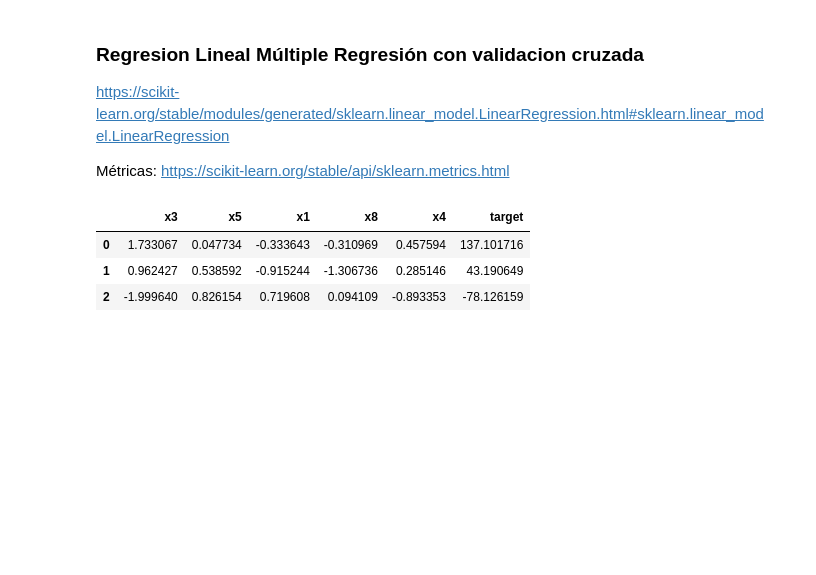
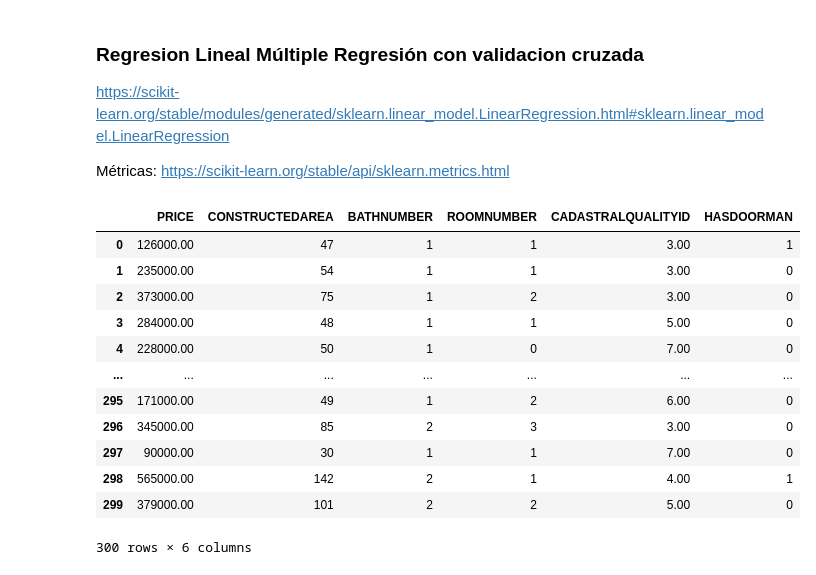
Before and after one commit to OscarFraile/EVOLVE, a Jupyter notebook: Raul_Navas_Estadistica/Notebooks/Practicas/Regresion_Lineal_Multiple_Regresion_VC.ipynb, the cells around one changed output. Drawn from its saved outputs; the diff is of its cells as text; code cells hidden in the pictures; blank space fills up the shorter version.

```diff
--- a/Raul_Navas_Estadistica/Notebooks/Practicas/Regresion_Lineal_Multiple_Regresion_VC.ipynb
+++ b/Raul_Navas_Estadistica/Notebooks/Practicas/Regresion_Lineal_Multiple_Regresion_VC.ipynb
@@ -6,16 +6,34 @@ Métricas: https://scikit-learn.org/stable/api/sklearn.metrics.html
 # %%
 import numpy as np
 import pandas as pd
 import matplotlib.pyplot as plt
 %matplotlib inline
 #Automcompletar rápido
 %config IPCompleter.greedy=True
+
+#Formato sin notación científica
+pd.options.display.float_format = '{:15.2f}'.format
+
 #Cargamos el dataset sintetico_binaria.csv que está en 00_DATASETS y seleccionamos 5 variables para que el modelo funcione bien
-df = pd.read_csv('../03_MACHINE_LEARNING/00_DATASETS/sintetico_continua.csv')
-df = df[['x3','x5','x1','x8','x4','target']]
-df.head(3)
+df = pd.read_csv('../Practicas/Madrid_Sale.csv')
+df = df[['PRICE',
+    'CONSTRUCTEDAREA',
+    'BATHNUMBER',
+    'ROOMNUMBER',
+    'CADASTRALQUALITYID',
+    'HASDOORMAN']]
+df.head(300)
 # %% [output]
-|  | x3 | x5 | x1 | x8 | x4 | target |
-| 0 | 1.733067 | 0.047734 | -0.333643 | -0.310969 | 0.457594 | 137.101716 |
-| 1 | 0.962427 | 0.538592 | -0.915244 | -1.306736 | 0.285146 | 43.190649 |
-| 2 | -1.999640 | 0.826154 | 0.719608 | 0.094109 | -0.893353 | -78.126159 |
+|  | PRICE | CONSTRUCTEDAREA | BATHNUMBER | ROOMNUMBER | CADASTRALQUALITYID | HASDOORMAN |
+| 0 | 126000.00 | 47 | 1 | 1 | 3.00 | 1 |
+| 1 | 235000.00 | 54 | 1 | 1 | 3.00 | 0 |
+| 2 | 373000.00 | 75 | 1 | 2 | 3.00 | 0 |
+| 3 | 284000.00 | 48 | 1 | 1 | 5.00 | 0 |
+| 4 | 228000.00 | 50 | 1 | 0 | 7.00 | 0 |
+| ... | ... | ... | ... | ... | ... | ... |
+| 295 | 171000.00 | 49 | 1 | 2 | 6.00 | 0 |
+| 296 | 345000.00 | 85 | 2 | 3 | 3.00 | 0 |
+| 297 | 90000.00 | 30 | 1 | 1 | 7.00 | 0 |
+| 298 | 565000.00 | 142 | 2 | 1 | 4.00 | 1 |
+| 299 | 379000.00 | 101 | 2 | 2 | 5.00 | 0 |
+300 rows × 6 columns
```
Also changed, not shown: parts of 6 cells of this notebook, 1 other file.
